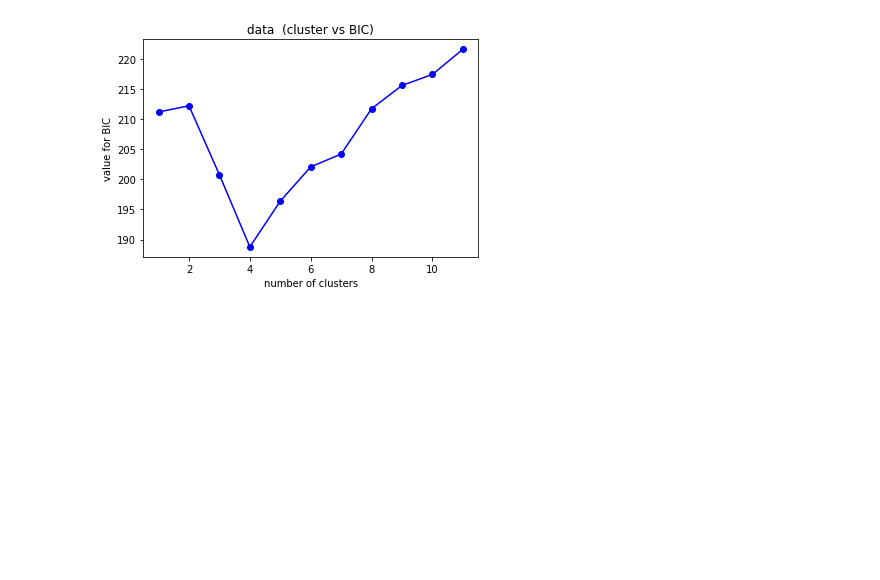
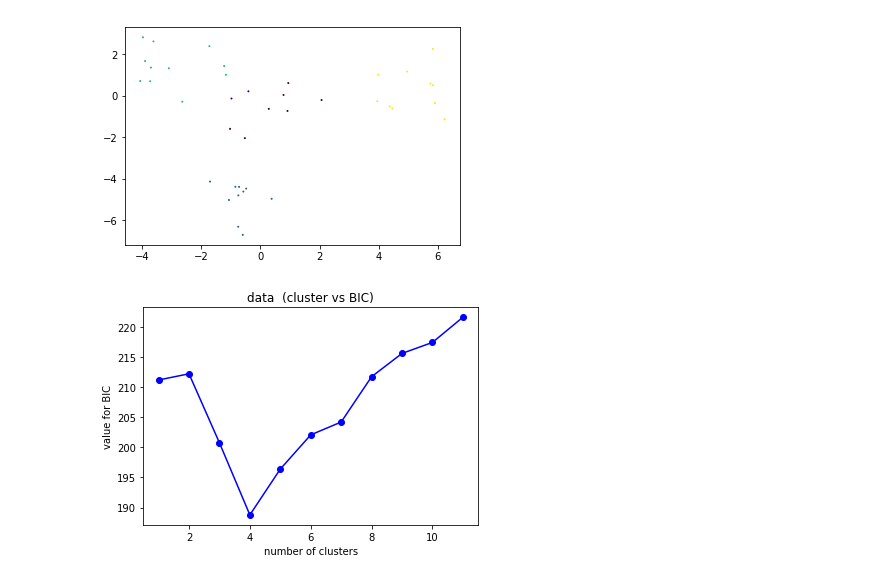
Before and after one commit to edforsberg/MME440_Project2, a Jupyter notebook: ErikF_BIC_Method.ipynb, the cells around one changed output. Drawn from its saved outputs; the diff is of its cells as text; code cells hidden in the pictures; blank space fills up the shorter version.

```diff
--- a/ErikF_BIC_Method.ipynb
+++ b/ErikF_BIC_Method.ipynb
@@ -45,7 +48,7 @@ def ComputeBIC_kmeans(kmeans, data):
             ((n[i] * d) / 2) * np.log(2*np.pi*cl_var) -
            ((n[i] - 1) * d/ 2) for i in range(m)]) - const_term)*(-1)
 
-    return(BIC)
+    return BIC, labels
 # %%
 def getCentresFromLabels(labels, data, nrClusters):
     means = np.zeros((nrClusters,data.shape[1]))
@@ -88,3 +89,15 @@ BIC_kmeans4 = [ComputeBIC_kmeans(kmeansi,data4) for kmeansi in KMeans4]
+# %%
+color = ComputeBIC_kmeans(KMeans1[3],data1)[1]
+plt.scatter(data1[:,0],data1[:,1],s=1,c=color)
+plt.show()
+#plt.scatter(data2[:,0],data2[:,1],s=1,c=c2)
+#plt.show()
+#plt.scatter(data3[:,0],data3[:,1],s=1,c=c3)
+#plt.show()
+#plt.scatter(data4[:,0],data4[:,1],s=1,c=c4)
+#plt.show()
+# %% [output]
+[figure, added]
 # %%
 ks = range(1,12)
 SpecClus1 = [cluster.SpectralClustering(k,eigen_solver='arpack',affinity="nearest_neighbors").fit(data1) for k in ks]
```
Also changed, not shown: parts of 4 cells of this notebook.
